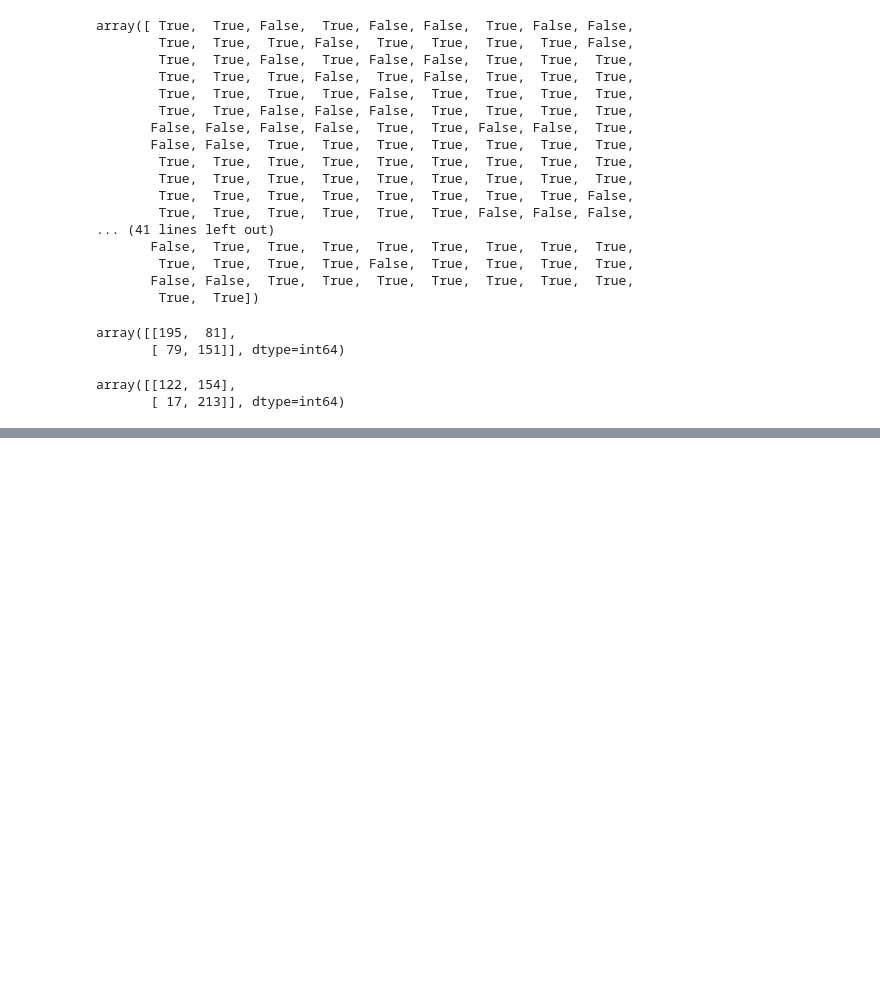
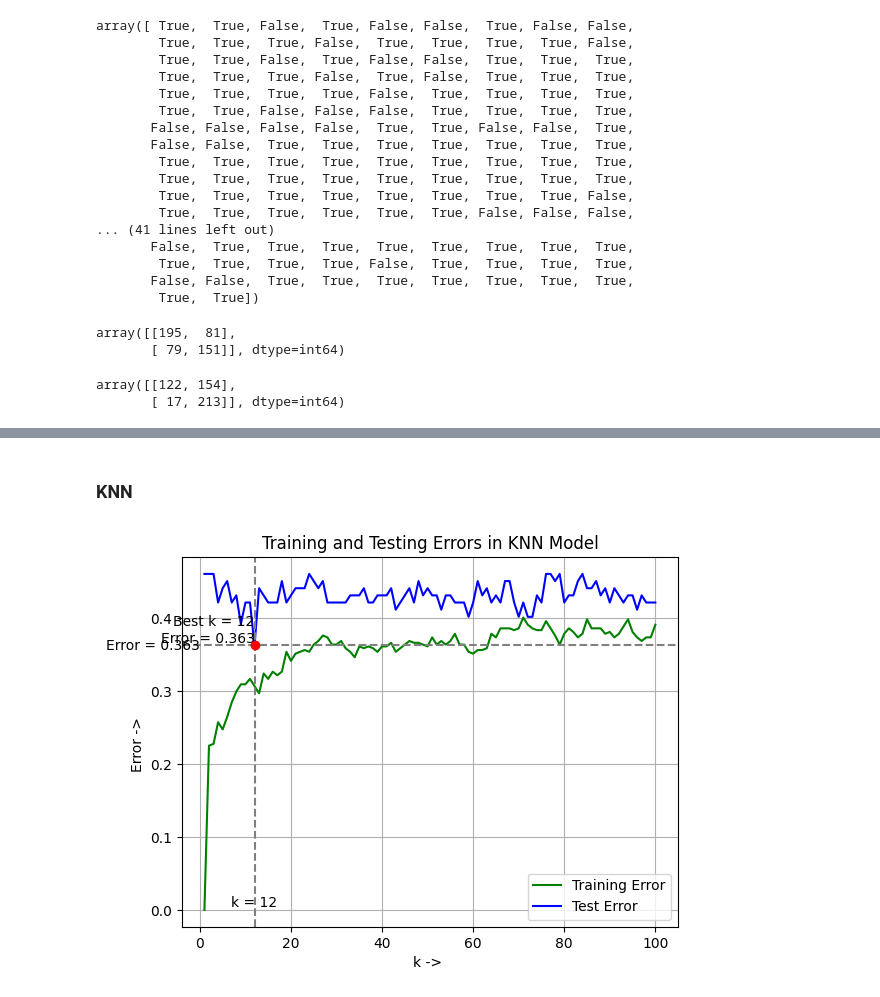
Before and after one commit to CodeCraftsmanSandeep/AI, a Jupyter notebook: course1/stage6/code.ipynb, the cells around one changed output, grey strips where cells are left out. Drawn from its saved outputs; the diff is of its cells as text; code cells hidden in the pictures; blank space fills up the shorter version.

Commit message:
classifiers are cool :memo:

```diff
--- a/course1/stage6/code.ipynb
+++ b/course1/stage6/code.ipynb
@@ -265,0 +386,3 @@ array([[122, 154],
+# %%
+clf_knn_1 = KNeighborsClassifier(n_neighbors = 1)
+clf_knn_1.fit(X, y)
@@ -265,0 +518,56 @@ array([[122, 154],
+# %% [markdown]
+### KNN
+# %%
+# standardizing data
+scaler = preprocessing.StandardScaler().fit(X_train)
+X_train_s = scaler.transform(X_train)
+
+scaler = preprocessing.StandardScaler().fit(X_test)
+X_test_s = scaler.transform(X_test)
+# %%
+# KNN with different hyper parameter values
+k_values = [i for i in range(1, 100 + 1)]
+training_error = []
+test_error = []
+for k in k_values:
+    clf_knn_k = KNeighborsClassifier(n_neighbors = k).fit(X_train_s, y_train)
+    training_error.append(1-accuracy_score(clf_knn_k.predict(X_train_s), y_train))
+    test_error.append(1-accuracy_score(clf_knn_k.predict(X_test_s), y_test))
+# %%
+import matplotlib.pyplot as plt
+
+# Assuming k_values, training_error, and test_error are already defined
+
+# Find the index of the minimum test error
+min_test_error_index = test_error.index(min(test_error))
+best_k_value = k_values[min_test_error_index]
+best_test_error = test_error[min_test_error_index]
+
+# Plot the training and test errors
+plt.plot(k_values, training_error, label="Training Error", color = "green")
+plt.plot(k_values, test_error, label="Test Error", color = "blue")
+
+# Highlight the point with the lowest test error
+plt.scatter(best_k_value, best_test_error, color='red', zorder=5)
+plt.text(best_k_value, best_test_error, f'Best k = {best_k_value}\nError = {best_test_error:.3f}',
+         verticalalignment='bottom', horizontalalignment='right')
+
+# Draw vertical and horizontal lines
+plt.axhline(y=best_test_error, color='grey', linestyle='--')
+plt.axvline(x=best_k_value, color='grey', linestyle='--')
+
+# Annotate the intersection points on the axes
+plt.text(best_k_value, 0, f'k = {best_k_value}', verticalalignment='bottom', horizontalalignment='center')
+plt.text(0, best_test_error, f'Error = {best_test_error:.3f}', verticalalignment='center', horizontalalignment='right')
+
+# Add labels and title
+plt.title("Training and Testing Errors in KNN Model")
+plt.xlabel("k -> ")
+plt.ylabel("Error -> ")
+plt.legend()
+plt.grid()
+
+# Show the plot
+plt.show()
+# %% [output]
+[figure, added]
```
Also changed, not shown: parts of 49 cells of this notebook, 8 other files.
